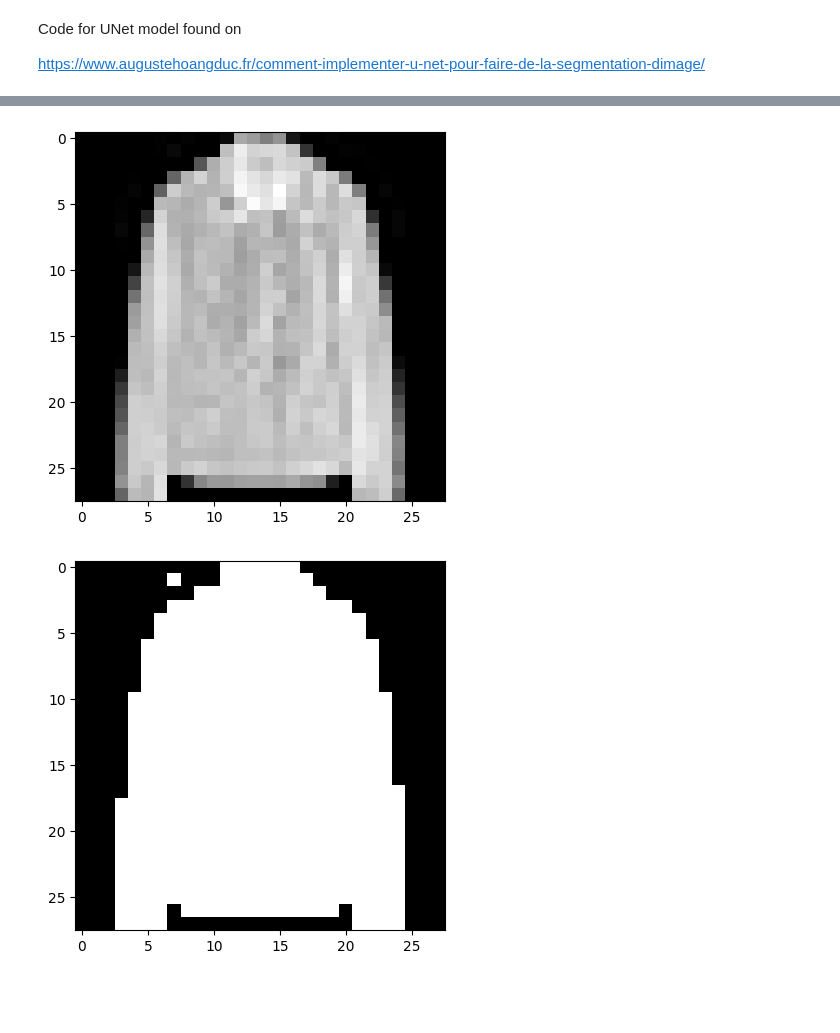
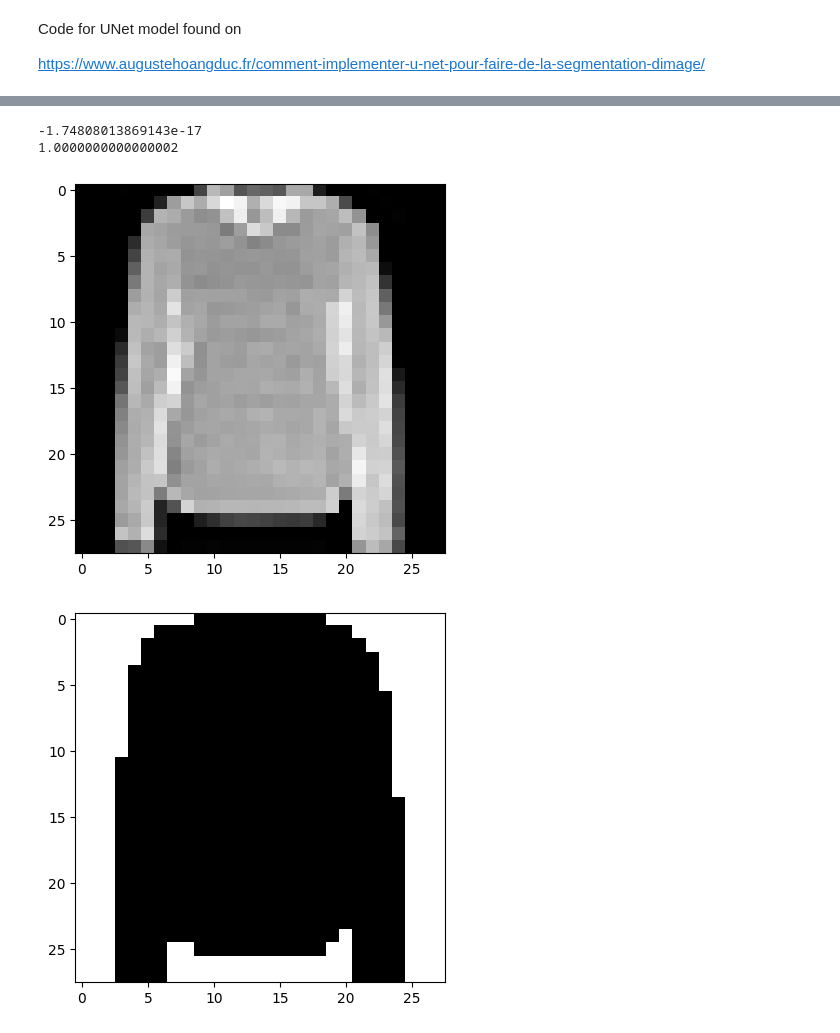
Before and after one commit to NoeGille/UNet-on-fashion-mnist, a Jupyter notebook: UNet_on_Florian's_dataset.ipynb, the cells around one changed output, grey strips where cells are left out. Saved outputs shown, nothing was run; the diff lists cells and outputs as text; code cells hidden in the pictures; blank space fills up the shorter version.

```diff
--- a/UNet_on_Florian's_dataset.ipynb
+++ b/UNet_on_Florian's_dataset.ipynb
@@ -25,16 +25,32 @@ print(y_train)
 # %%
+# CONSTANTS
+
+IMG_SHAPE = (28, 28, 1)
+
 def create_y(X):
   y = np.array([cv2.threshold(img, 8, 255, type=cv2.THRESH_BINARY)[1] for img in X])
-  return np.array(y)
+  y_inv = np.array(cv2.bitwise_not(y))
+  res = np.stack([y, y_inv], axis=3)
+  return np.array(y_inv)
+
 
 y_train = create_y(X_train)
 y_test = create_y(X_test)
+# %%
+X_train = ((np.array(np.expand_dims(X_train, axis=-1), dtype=np.float64) - X_train.mean()) / np.sqrt(X_train.var()))
+y_train = np.array(np.expand_dims(y_train, axis=-1), dtype=np.float64)
 # %%
+print(X_train.mean())
+print(X_train.var())
 n = np.random.randint(0, 60000)
 plt.imshow(X_train[n],cmap='gray')
 plt.show()
-plt.imshow(y_train[n],cmap='gray')
+plt.imshow(y_train[n,:,:],cmap='gray')
 plt.show()
+plt.imshow(y_train[n,:,:],cmap='gray')
+plt.show()
 # %% [output]
+-1.74808013869143e-17
+1.0000000000000002
-[figure, old version]
+[figure, new version]
-[figure, old version]
+[figure, new version]
```
Also changed, not shown: parts of 9 cells of this notebook.
